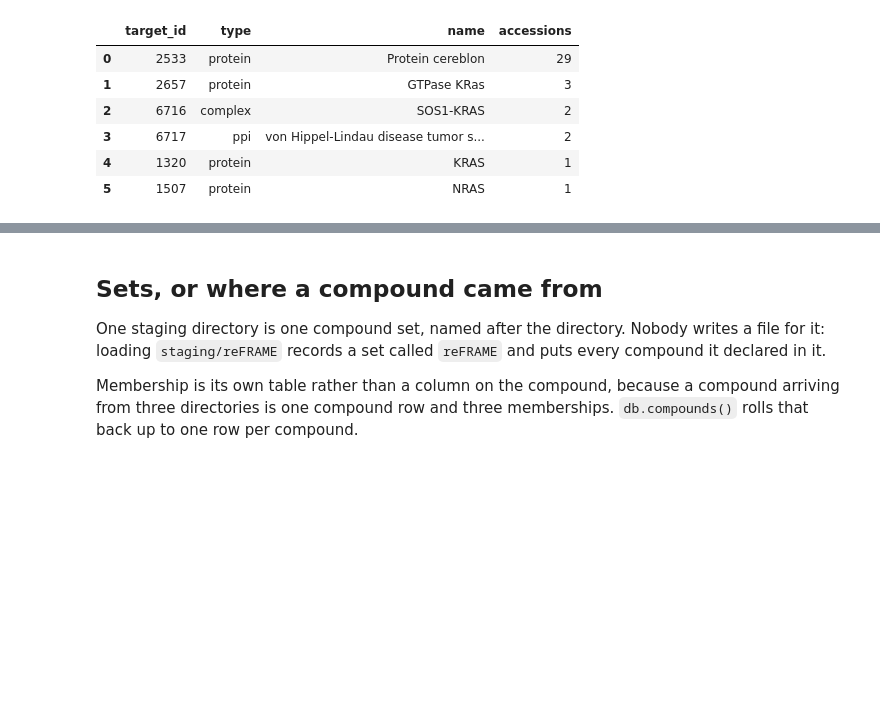
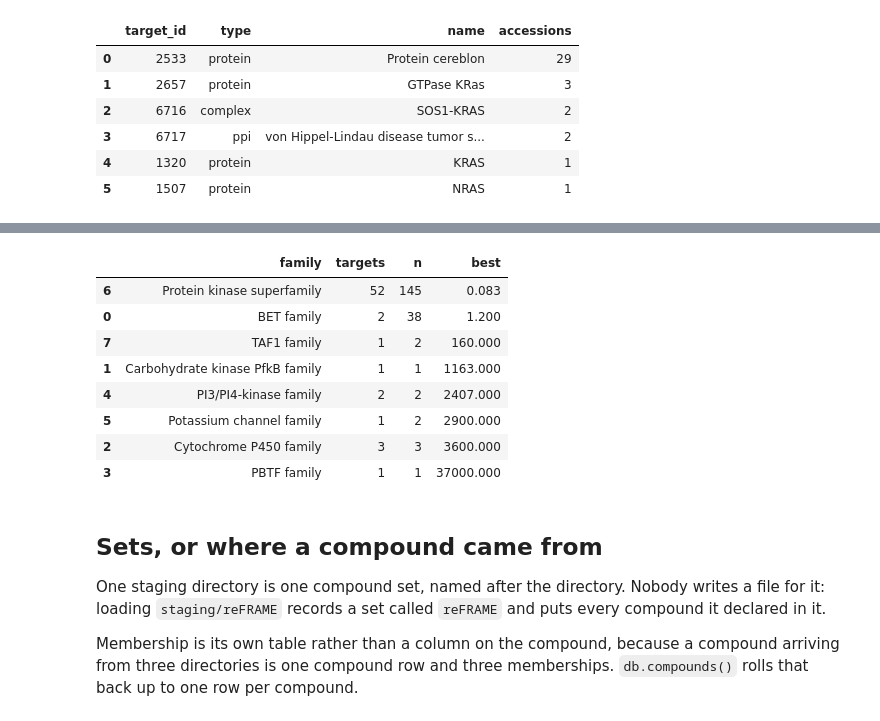
Before and after one commit to SCHMM-MelMar/Summer-School-2026, a Jupyter notebook: examples/explore_db.ipynb, the cells around one changed output, grey strips where cells are left out. Saved outputs shown, nothing was run; the diff lists cells and outputs as text; code cells hidden in the pictures; blank space fills up the shorter version.

```diff
--- a/examples/explore_db.ipynb
+++ b/examples/explore_db.ipynb
@@ -337,3 +406,26 @@ db.read("""
+# %%
+# the classification also rides along on target_flat, so a target profile can
+# be read by family without a second query. this is the selectivity question:
+# how far outside its own family does a compound reach
+families_of = db.targets()[["target_id", "superfamily"]].dropna().drop_duplicates()
+
+(db.bioactivities(compound="BI-2536")
+   .merge(families_of, on="target_id")
+   .query("unit == 'nM' and relation == '='")
+   .assign(family=lambda d: d.superfamily.str.split(", ").str[0])
+   .groupby("family", as_index=False)
+   .agg(targets=("target_id", "nunique"), n=("value", "size"), best=("value", "min"))
+   .sort_values("best"))
+# %% [output]
+|  | family | targets | n | best |
+| 6 | Protein kinase superfamily | 52 | 145 | 0.083 |
+| 0 | BET family | 2 | 38 | 1.200 |
+| 7 | TAF1 family | 1 | 2 | 160.000 |
+| 1 | Carbohydrate kinase PfkB family | 1 | 1 | 1163.000 |
+| 4 | PI3/PI4-kinase family | 2 | 2 | 2407.000 |
+| 5 | Potassium channel family | 1 | 2 | 2900.000 |
+| 2 | Cytochrome P450 family | 3 | 3 | 3600.000 |
+| 3 | PBTF family | 1 | 1 | 37000.000 |
 # %% [markdown]
 ## Sets, or where a compound came from
 
```
Also changed, not shown: parts of 2 cells of this notebook.
